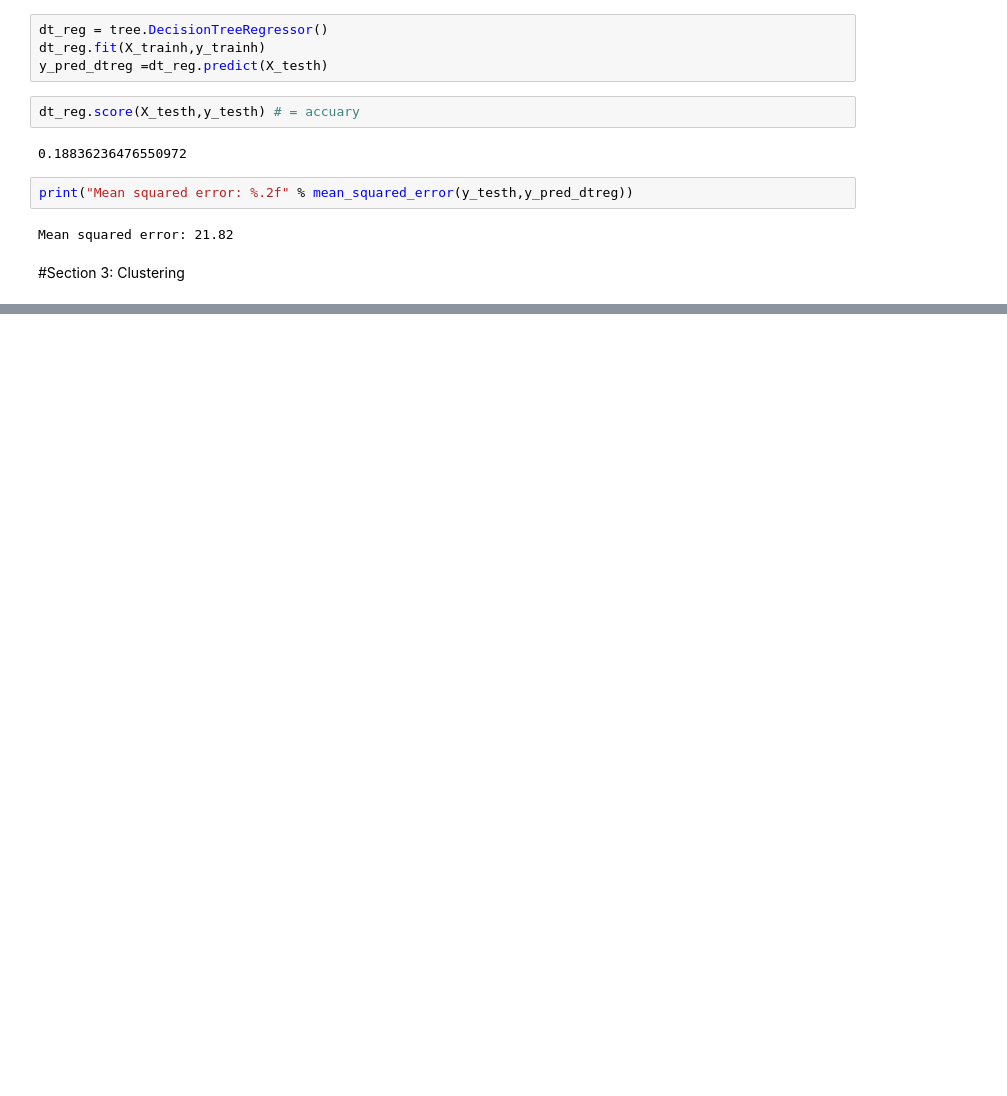
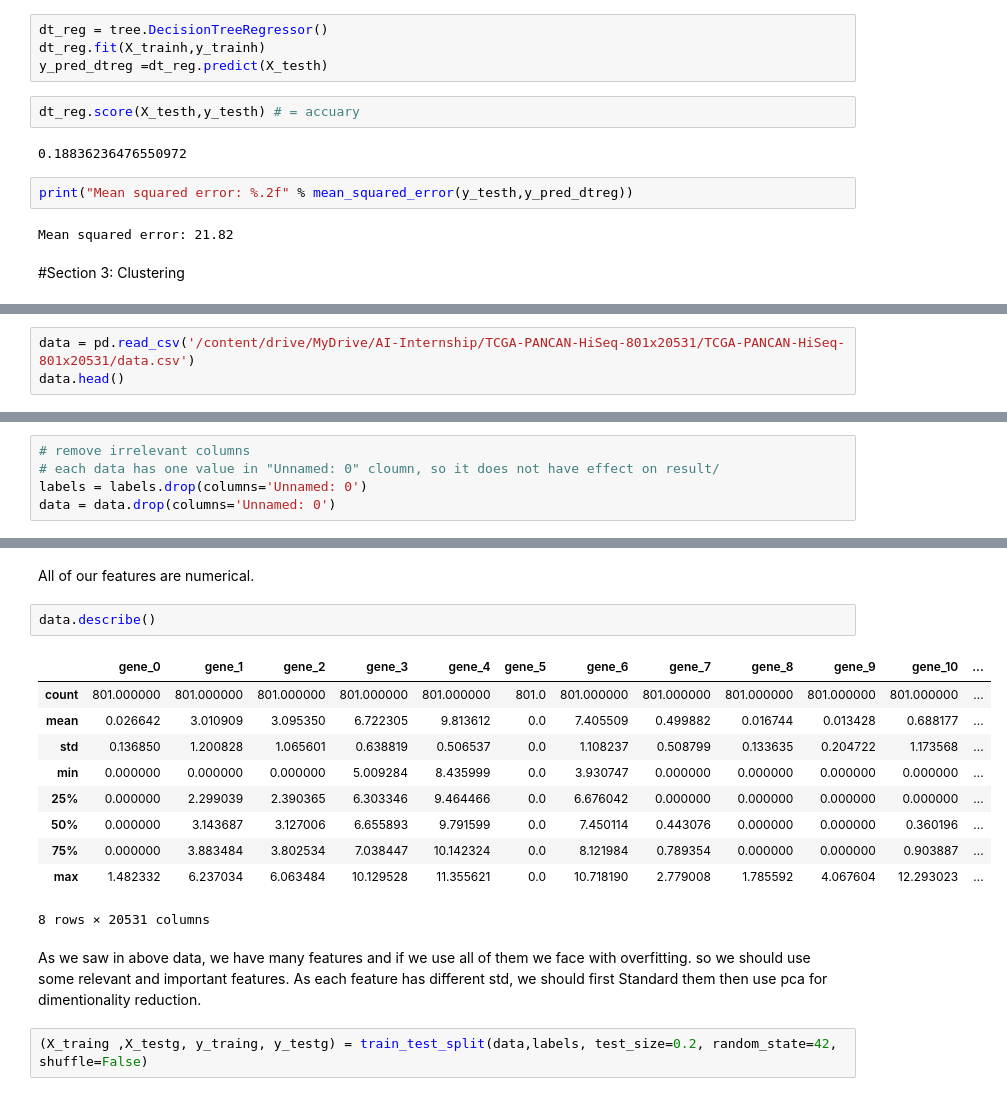
Before and after one commit to ZahraDehghani99/AI-Internship, a Jupyter notebook: Phase01_Review.ipynb, the cells around one changed output, grey strips where cells are left out. Drawn from its saved outputs; the diff is of its cells as text; blank space fills up the shorter version.

```diff
--- a/Phase01_Review.ipynb
+++ b/Phase01_Review.ipynb
@@ -876,0 +884,3 @@ Mean squared error: 21.82
+# %%
+data = pd.read_csv('/content/drive/MyDrive/AI-Internship/TCGA-PANCAN-HiSeq-801x20531/TCGA-PANCAN-HiSeq-801x20531/data.csv')
+data.head()
@@ -876,0 +925,5 @@ Mean squared error: 21.82
+# %%
+# remove irrelevant columns
+# each data has one value in "Unnamed: 0" cloumn, so it does not have effect on result/
+labels = labels.drop(columns='Unnamed: 0')
+data = data.drop(columns='Unnamed: 0')
@@ -876,0 +958,19 @@ Mean squared error: 21.82
+# %% [markdown]
+All of our features are numerical.
+# %%
+data.describe()
+# %% [output]
+|  | gene_0 | gene_1 | gene_2 | gene_3 | gene_4 | gene_5 | gene_6 | gene_7 | gene_8 | gene_9 | gene_10 | ... |
+| count | 801.000000 | 801.000000 | 801.000000 | 801.000000 | 801.000000 | 801.0 | 801.000000 | 801.000000 | 801.000000 | 801.000000 | 801.000000 | ... |
+| mean | 0.026642 | 3.010909 | 3.095350 | 6.722305 | 9.813612 | 0.0 | 7.405509 | 0.499882 | 0.016744 | 0.013428 | 0.688177 | ... |
+| std | 0.136850 | 1.200828 | 1.065601 | 0.638819 | 0.506537 | 0.0 | 1.108237 | 0.508799 | 0.133635 | 0.204722 | 1.173568 | ... |
+| min | 0.000000 | 0.000000 | 0.000000 | 5.009284 | 8.435999 | 0.0 | 3.930747 | 0.000000 | 0.000000 | 0.000000 | 0.000000 | ... |
+| 25% | 0.000000 | 2.299039 | 2.390365 | 6.303346 | 9.464466 | 0.0 | 6.676042 | 0.000000 | 0.000000 | 0.000000 | 0.000000 | ... |
+| 50% | 0.000000 | 3.143687 | 3.127006 | 6.655893 | 9.791599 | 0.0 | 7.450114 | 0.443076 | 0.000000 | 0.000000 | 0.360196 | ... |
+| 75% | 0.000000 | 3.883484 | 3.802534 | 7.038447 | 10.142324 | 0.0 | 8.121984 | 0.789354 | 0.000000 | 0.000000 | 0.903887 | ... |
+| max | 1.482332 | 6.237034 | 6.063484 | 10.129528 | 11.355621 | 0.0 | 10.718190 | 2.779008 | 1.785592 | 4.067604 | 12.293023 | ... |
+8 rows × 20531 columns
+# %% [markdown]
+As we saw in above data, we have many features and if we use all of them we face with overfitting. so we should use some relevant and important features. As each feature has different std, we should first Standard them then use pca for dimentionality reduction.
+# %%
+(X_traing ,X_testg, y_traing, y_testg) = train_test_split(data,labels, test_size=0.2, random_state=42, shuffle=False)
```
Also changed, not shown: parts of 36 cells of this notebook.
